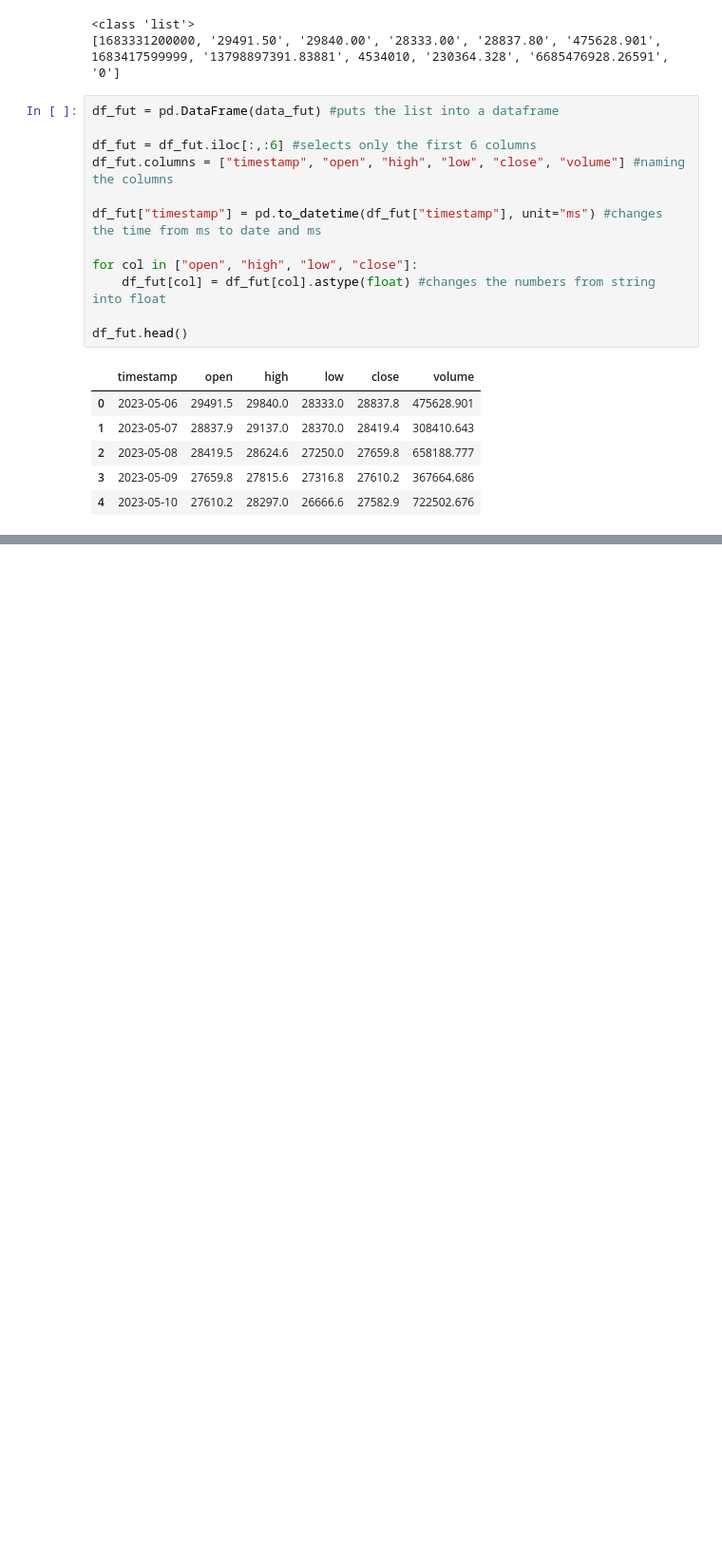
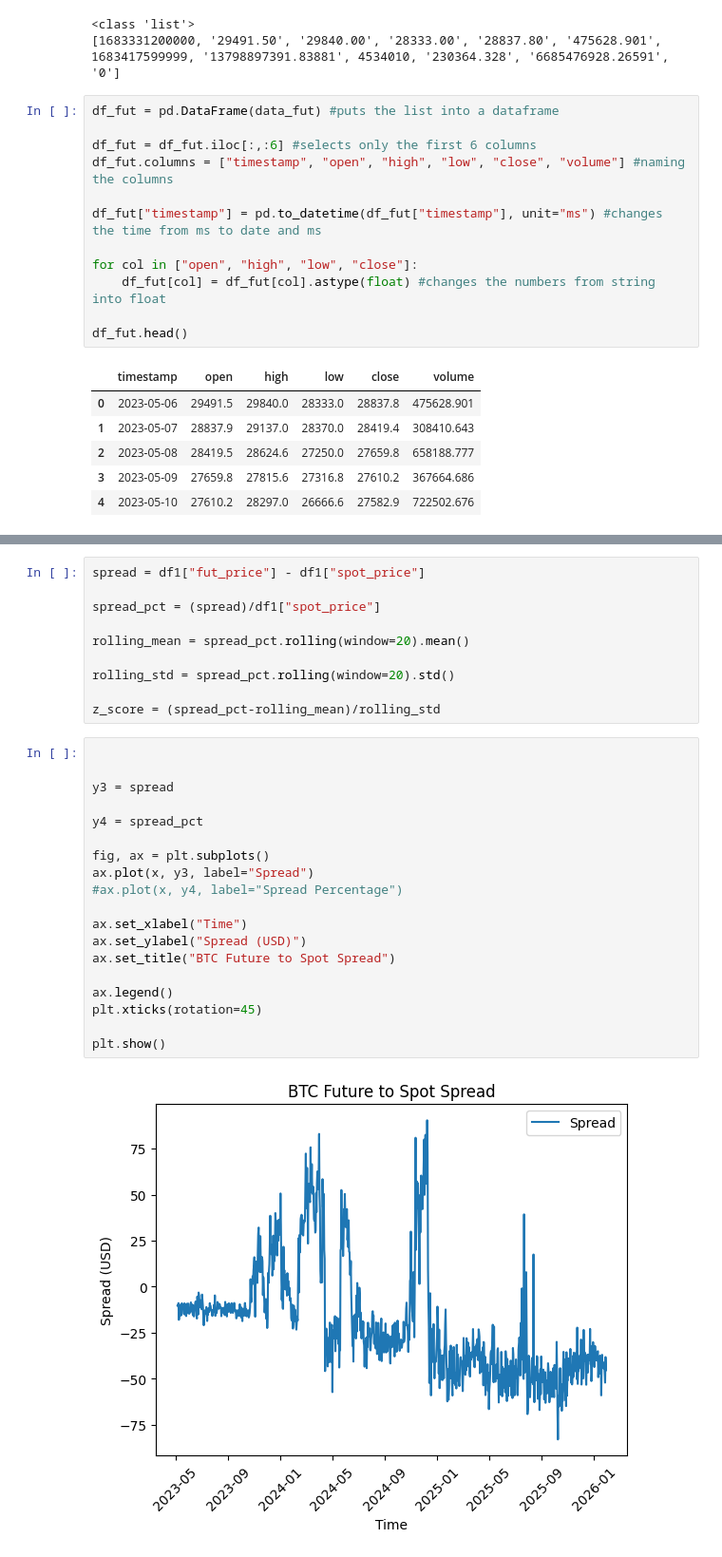
Before and after one commit to eaarowolo25/btc_spot_perp_meanreversion, a Jupyter notebook: notebooks/model.ipynb, the cells around one changed output, grey strips where cells are left out. Shown at 95% size. Cells and saved outputs as stored; diff of their text form; blank space fills up the shorter version.

```diff
--- a/notebooks/model.ipynb
+++ b/notebooks/model.ipynb
@@ -90,0 +195,31 @@ df_fut.head()
+# %%
+spread = df1["fut_price"] - df1["spot_price"]
+
+spread_pct = (spread)/df1["spot_price"]
+
+rolling_mean = spread_pct.rolling(window=20).mean()
+
+rolling_std = spread_pct.rolling(window=20).std()
+
+z_score = (spread_pct-rolling_mean)/rolling_std
+# %%
+
+
+y3 = spread
+
+y4 = spread_pct
+
+fig, ax = plt.subplots()
+ax.plot(x, y3, label="Spread")
+#ax.plot(x, y4, label="Spread Percentage")
+
+ax.set_xlabel("Time")
+ax.set_ylabel("Spread (USD)")
+ax.set_title("BTC Future to Spot Spread")
+
+ax.legend()
+plt.xticks(rotation=45)
+
+plt.show()
+# %% [output]
+[figure, added]
```
Also changed, not shown: parts of 14 cells of this notebook.
